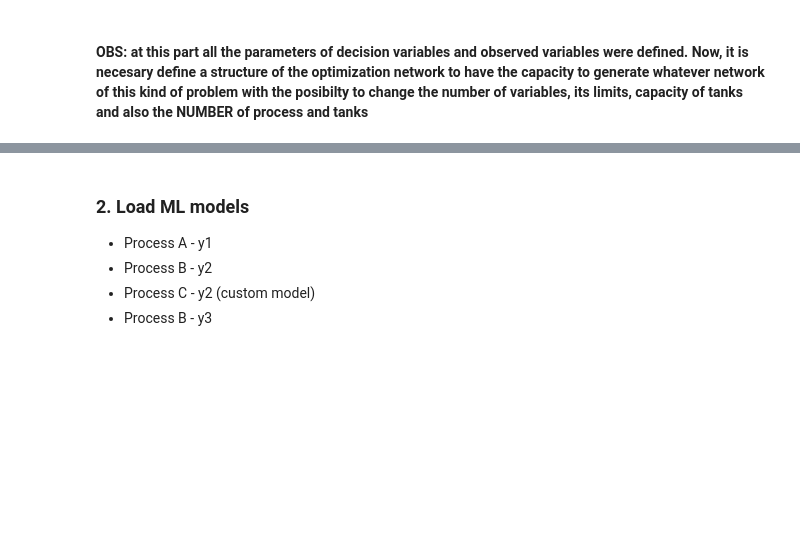
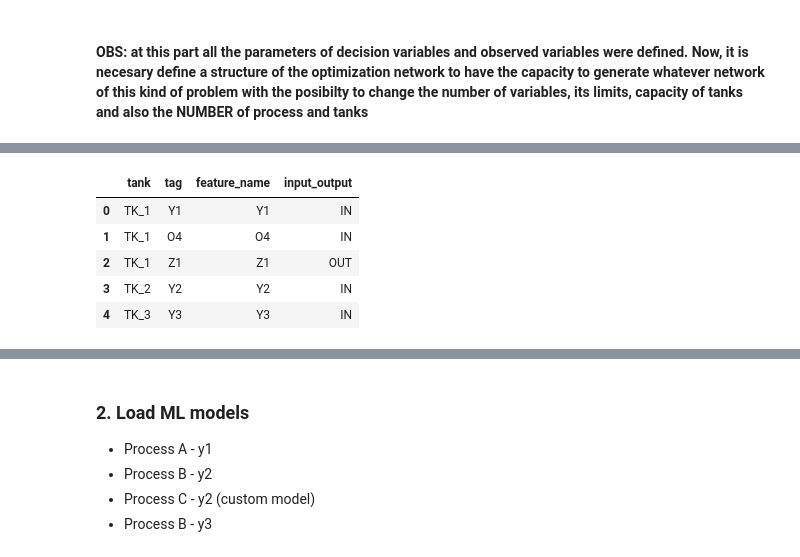
Before and after one commit to joseortegalabra/Gurobi-ML-tips-modeling, a Jupyter notebook: 4_full_example_optimization_tanks/1_hardcoded_optimizer.ipynb, the cells around one changed output, grey strips where cells are left out. Drawn from its saved outputs; the diff is of its cells as text; code cells hidden in the pictures; blank space fills up the shorter version.

Commit message:
jo/corrections and created all configurtions tables for optimizer

```diff
--- a/4_full_example_optimization_tanks/1_hardcoded_optimizer.ipynb
+++ b/4_full_example_optimization_tanks/1_hardcoded_optimizer.ipynb
@@ -188,0 +192,20 @@ config_modelsml
+# %%
+#################### define map input outputs each tank ####################
+
+# paths and file names
+path_folder_config_optimization = f'config/optimization_engine/config_optimization/'
+file_maptanks = 'MapTanks.xlsx'
+path_maptanks = path_folder_config_optimization + file_maptanks
+
+# read file
+config_maptanks = pd.read_excel(path_maptanks)
+
+# table
+config_maptanks
+# %% [output]
+|  | tank | tag | feature_name | input_output |
+| 0 | TK_1 | Y1 | Y1 | IN |
+| 1 | TK_1 | O4 | O4 | IN |
+| 2 | TK_1 | Z1 | Z1 | OUT |
+| 3 | TK_2 | Y2 | Y2 | IN |
+| 4 | TK_3 | Y3 | Y3 | IN |
```
Also changed, not shown: parts of 12 cells of this notebook, 19 other files.
